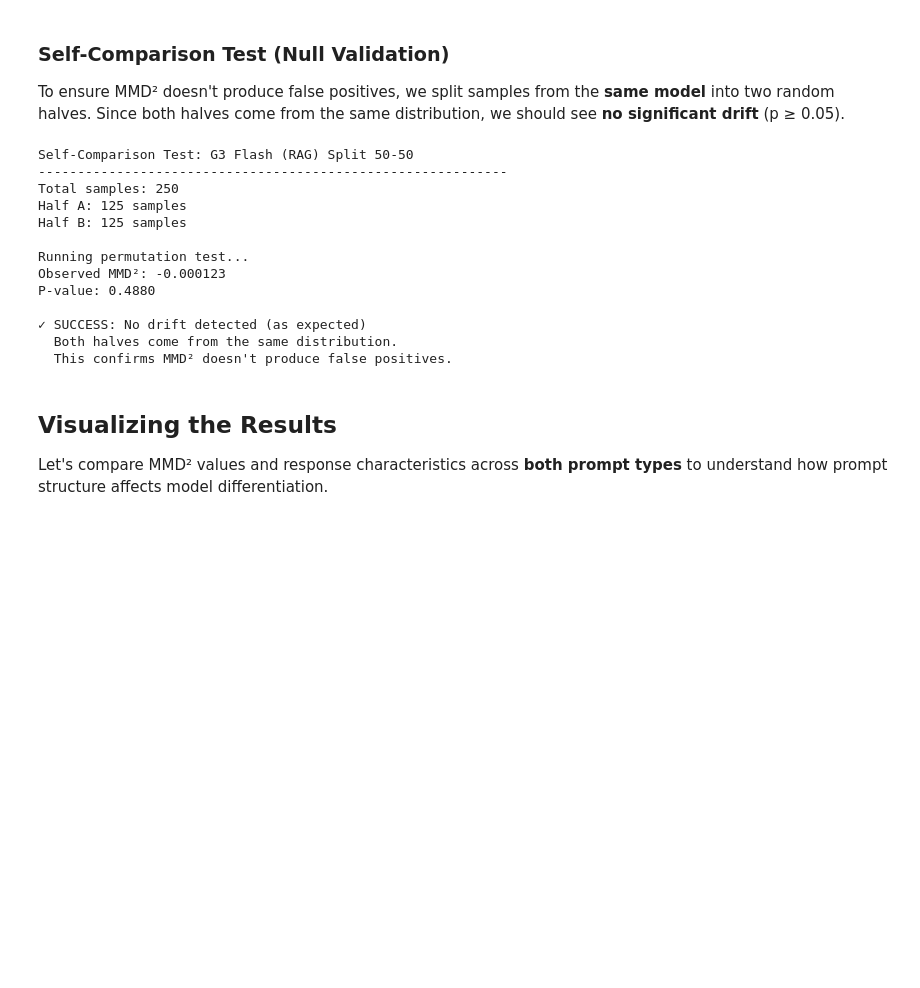
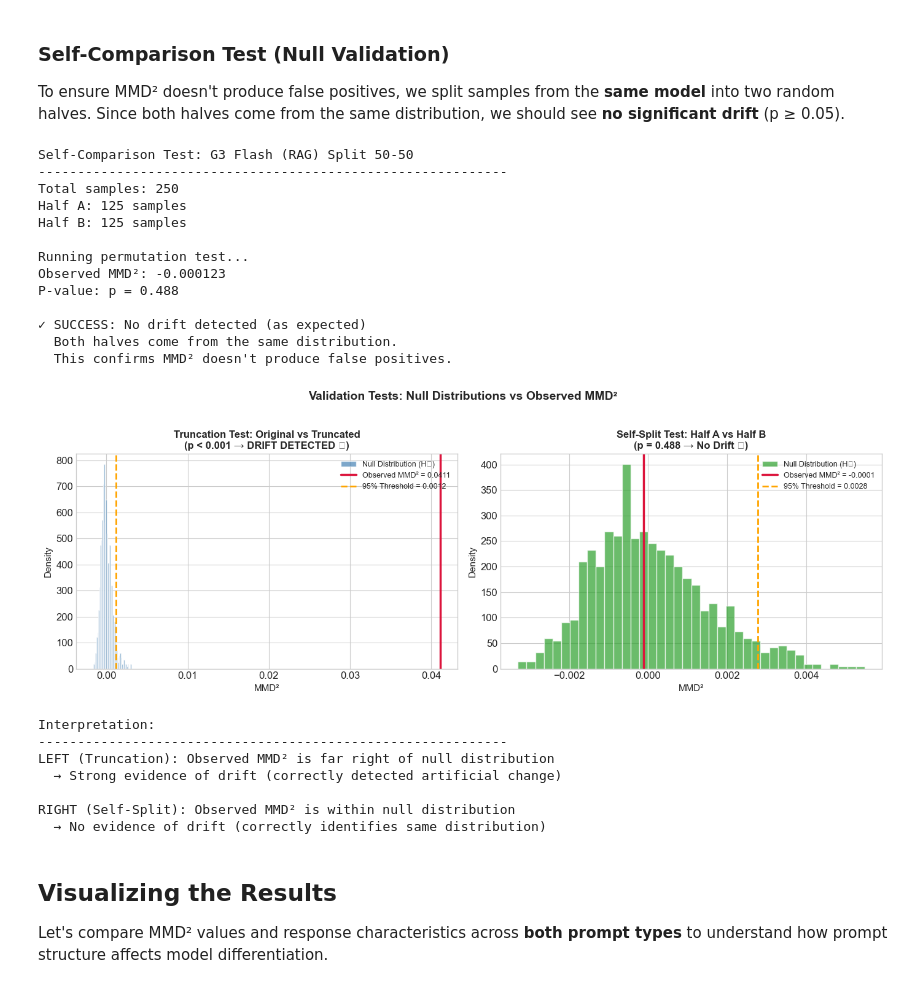
Before and after one commit to andrewBatutin/verifier_primacy_labs, a Jupyter notebook: notebooks/mmd_article.ipynb, the cells around one changed output. Cells and saved outputs as stored; diff of their text form; code cells hidden in the pictures; blank space fills up the shorter version.

Commit message:
feat: added plots for validation tests

```diff
--- a/notebooks/mmd_article.ipynb
+++ b/notebooks/mmd_article.ipynb
@@ -797,7 +807,7 @@ print("Running permutation test...")
 observed, p_val, null_dist = permutation_test(emb_half_a, emb_half_b, gamma)
 
 print(f"Observed MMD²: {observed:.6f}")
-print(f"P-value: {p_val:.4f}")
+print(f"P-value: {format_pvalue(p_val)}")
 print()
 
 if p_val >= 0.05:
@@ -828,11 +838,79 @@ Half B: 125 samples
 
 Running permutation test...
 Observed MMD²: -0.000123
-P-value: 0.4880
+P-value: p = 0.488
 
 ✓ SUCCESS: No drift detected (as expected)
   Both halves come from the same distribution.
   This confirms MMD² doesn't produce false positives.
+# %%
+# Visualization: Null distributions for verification tests
+fig, axes = plt.subplots(1, 2, figsize=(14, 5))
+
+# Left: Truncation test (should detect drift)
+ax1 = axes[0]
+null_dist = truncation_result['null_dist']
+observed = truncation_result['mmd2']
+p_val = truncation_result['p_value']
+
+ax1.hist(null_dist, bins=40, density=True, alpha=0.7, color='steelblue',
+        edgecolor='white', label='Null Distribution (H₀)')
+ax1.axvline(observed, color='crimson', linewidth=2.5,
+           label=f'Observed MMD² = {observed:.4f}')
+threshold_95 = np.percentile(null_dist, 95)
+ax1.axvline(threshold_95, color='orange', linewidth=2, linestyle='--',
+           label=f'95% Threshold = {threshold_95:.4f}')
+
+ax1.set_xlabel('MMD²', fontsize=11)
+ax1.set_ylabel('Density', fontsize=11)
+ax1.set_title(f'Truncation Test: Original vs Truncated\n({format_pvalue(p_val)} → DRIFT DETECTED ✓)',
+             fontsize=12, fontweight='bold')
+ax1.legend(fontsize=9, loc='upper right')
+
+# Right: Self-comparison test (should NOT detect drift)
+ax2 = axes[1]
+null_dist = self_comparison_result['null_dist']
+observed = self_comparison_result['mmd2']
+p_val = self_comparison_result['p_value']
+
+ax2.hist(null_dist, bins=40, density=True, alpha=0.7, color='#2ca02c',
+        edgecolor='white', label='Null Distribution (H₀)')
+ax2.axvline(observed, color='crimson', linewidth=2.5,
+           label=f'Observed MMD² = {observed:.4f}')
+threshold_95 = np.percentile(null_dist, 95)
+ax2.axvline(threshold_95, color='orange', linewidth=2, linestyle='--',
+           label=f'95% Threshold = {threshold_95:.4f}')
+
+ax2.set_xlabel('MMD²', fontsize=11)
+ax2.set_ylabel('Density', fontsize=11)
+status = "No Drift ✓" if not self_comparison_result['drift_detected'] else "DRIFT (unexpected)"
+ax2.set_title(f'Self-Split Test: Half A vs Half B\n({format_pvalue(p_val)} → {status})',
+             fontsize=12, fontweight='bold')
+ax2.legend(fontsize=9, loc='upper right')
+
+plt.suptitle('Validation Tests: Null Distributions vs Observed MMD²',
+             fontsize=14, fontweight='bold', y=1.02)
+plt.tight_layout()
+plt.savefig('../data/mmd_test/mmd_validation_tests.png', dpi=150, bbox_inches='tight')
+plt.show()
+
+print()
+print("Interpretation:")
+print("-" * 60)
+print("LEFT (Truncation): Observed MMD² is far right of null distribution")
+print("  → Strong evidence of drift (correctly detected artificial change)")
+print()
+print("RIGHT (Self-Split): Observed MMD² is within null distribution")
+print("  → No evidence of drift (correctly identifies same distribution)")
+# %% [output]
+[figure, added]
+Interpretation:
+------------------------------------------------------------
+LEFT (Truncation): Observed MMD² is far right of null distribution
+  → Strong evidence of drift (correctly detected artificial change)
+
+RIGHT (Self-Split): Observed MMD² is within null distribution
+  → No evidence of drift (correctly identifies same distribution)
 # %% [markdown]
 ## Visualizing the Results
 
```
Also changed, not shown: parts of 4 cells of this notebook, 2 other files.
